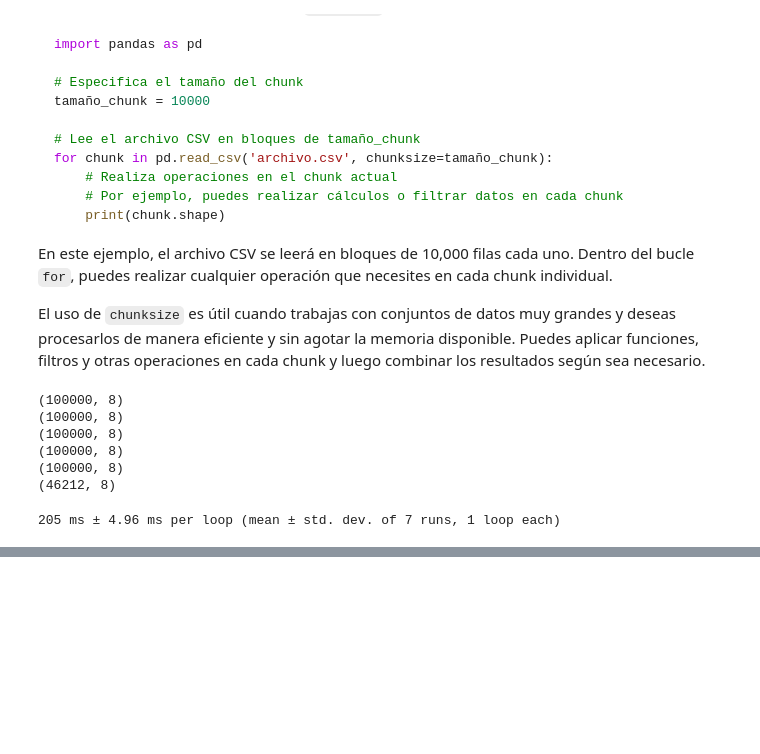
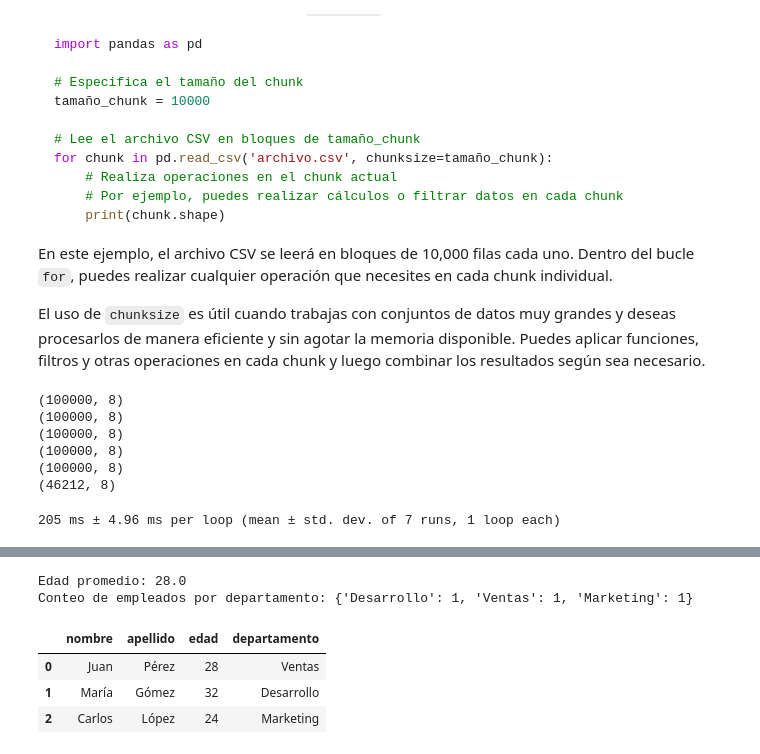
Before and after one commit to jazaineam1/BigData2023_2, a Jupyter notebook: Cuadernos/Sesion1_Introducción.ipynb, the cells around one changed output, grey strips where cells are left out. Drawn from its saved outputs; the diff is of its cells as text; code cells hidden in the pictures; blank space fills up the shorter version.

```diff
--- a/Cuadernos/Sesion1_Introducción.ipynb
+++ b/Cuadernos/Sesion1_Introducción.ipynb
@@ -330,0 +454,39 @@ df2=pd.read_csv('https://raw.githubusercontent.com/jazaineam1/BigData2023_2/main
+# %%
+import json
+data = [
+    {
+        "nombre": "Juan",
+        "apellido": "Pérez",
+        "edad": 28,
+        "departamento": "Ventas"
+    },
+    {
+        "nombre": "María",
+        "apellido": "Gómez",
+        "edad": 32,
+        "departamento": "Desarrollo"
+    },
+    {
+        "nombre": "Carlos",
+        "apellido": "López",
+        "edad": 24,
+        "departamento": "Marketing"
+    }
+]
+
+# Escribir los datos en un archivo JSON
+with open("empleados.json", "w") as json_file:
+    json.dump(data, json_file, indent=4)
+# %%
+with open("empleados.json", "r") as json_file:
+    data = json.load(json_file)
+# Imprimir los datos cargados
+print(data)
+
+# Acceder a la información de cada empleado
+for empleado in data:
+    print("Nombre:", empleado["nombre"])
+    print("Apellido:", empleado["apellido"])
+    print("Edad:", empleado["edad"])
+    print("Departamento:", empleado["departamento"])
+    print()
@@ -330,0 +509,21 @@ df2=pd.read_csv('https://raw.githubusercontent.com/jazaineam1/BigData2023_2/main
+# %%
+# Calcular la edad promedio de los empleados
+edades = [empleado["edad"] for empleado in data]
+edad_promedio = sum(edades) / len(edades)
+print("Edad promedio:", edad_promedio)
+
+# Contar el número de empleados por departamento
+departamentos = [empleado["departamento"] for empleado in data]
+departamento_contadores = {departamento: departamentos.count(departamento) for departamento in set(departamentos)}
+print("Conteo de empleados por departamento:", departamento_contadores)
+# %% [output]
+Edad promedio: 28.0
+Conteo de empleados por departamento: {'Desarrollo': 1, 'Ventas': 1, 'Marketing': 1}
+# %%
+df2 = pd.DataFrame(data)
+df2
+# %% [output]
+|  | nombre | apellido | edad | departamento |
+| 0 | Juan | Pérez | 28 | Ventas |
+| 1 | María | Gómez | 32 | Desarrollo |
+| 2 | Carlos | López | 24 | Marketing |
```
Also changed, not shown: parts of 20 cells of this notebook.
